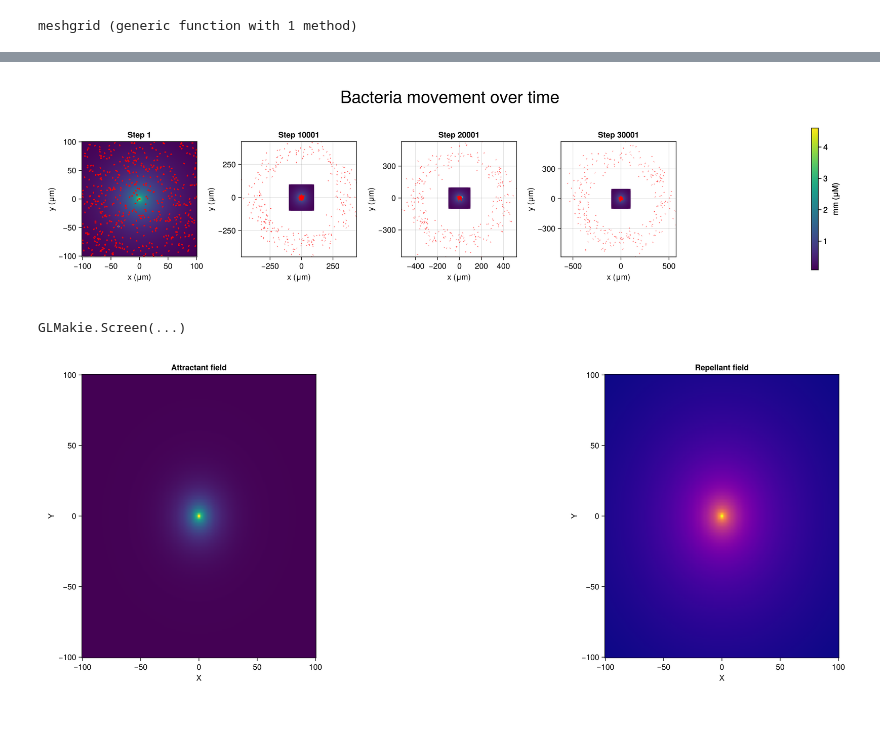
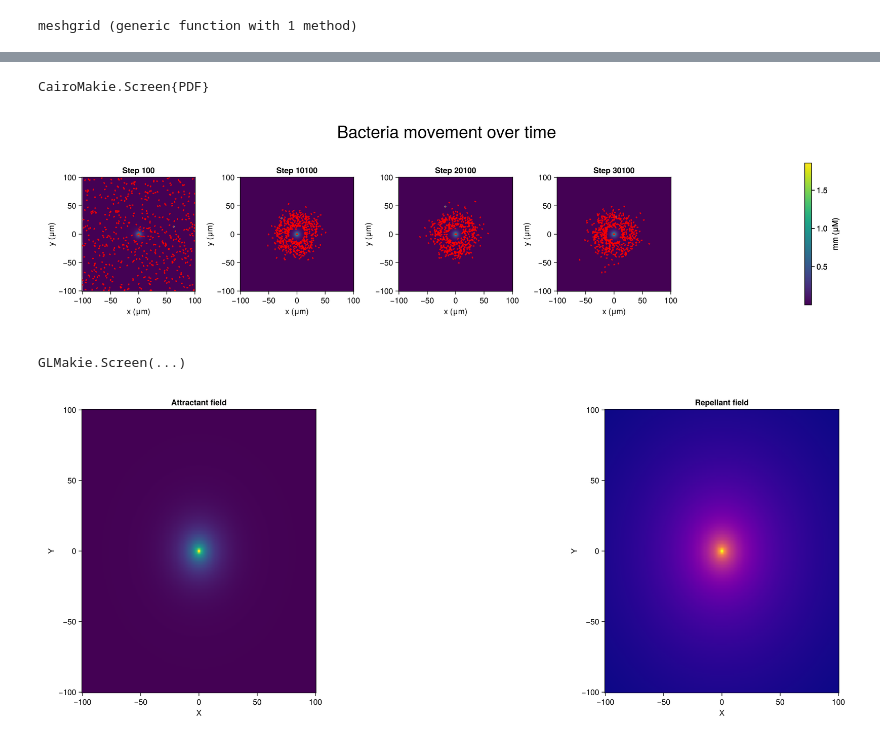
Before and after one commit to jmarib/CellBasedModels.jl, a Jupyter notebook: examples/fixed_source_pos_neg.ipynb, the cells around one changed output, grey strips where cells are left out. Cells and saved outputs as stored; diff of their text form; code cells hidden in the pictures.

```diff
--- a/examples/fixed_source_pos_neg.ipynb
+++ b/examples/fixed_source_pos_neg.ipynb
@@ -288,6 +427,6 @@ com.active .= true
 # %%
-outfile = "fsb_posneg_a2_r05.jld2"
-steps = 40000
+outfile = "fsb_posneg_p05_r3.jld2"
+steps = 25000
 
 loadToPlatform!(com, preallocateAgents=1000)
 # com.mm = zeros(Float64, com.NMedium...)
@@ -308,13 +447,19 @@ jldopen(outfile, "w") do file
     for step in 1:steps
         step!(com)
 
-        stepname = @sprintf("step_%06d", step)
-        g = JLD2.Group(file, stepname)
+        if step%100 == 0
 
-        # Agent-level arrays (length = N)
-        g["x"] = copy(com.x)
-        g["y"] = copy(com.y)
-        g["theta"] = copy(com.theta)
+            stepname = @sprintf("step_%06d", step)
+            g = JLD2.Group(file, stepname)
+
+            # Agent-level arrays (length = N)
+            g["x"] = copy(com.x)
+            g["y"] = copy(com.y)
+            g["theta"] = copy(com.theta)
+            if step%5000 == 0
+                println(step)
+            end
+        end
 
     end
 end
@@ -321,7 +526,11 @@ end
+# %%
+save("Plots/Fixed_source_model/Posneg/p05_r1_1.pdf", fig)
+# %% [output]
+CairoMakie.Screen{PDF}
 # %%
 fig2 = Figure(size=(2100,400))
 
-model_steps = 1:steps
+model_steps = 100:100:steps
 steps_to_plot = unique(model_steps)[1:round(Int, length(unique(model_steps))/4):end]
 
 xs, ys = 0.0, 0.0
@@ -335,14 +544,14 @@ y_grid = range(-100, 100, length=len)
 
 X, Y = meshgrid(x_grid, y_grid)
 
-λ = sqrt(20 / 0.005)
+λ = sqrt(1.25 / 0.08)
 # λ = sqrt(com.DMedium / com.delta)
 
 r = sqrt.((X .- xs).^2 .+ (Y .- ys).^2)
 
 mm_grid = @. 1.0 * besselk(0, r / λ)
 
-jldopen("fsb_posneg_a2_r05.jld2", "r") do file
+jldopen("fsb_posneg_test_2.jld2", "r") do file
     for (j, step) in enumerate(steps_to_plot)
 
         x = Vector{Float64}(undef, 21)
@@ -354,33 +563,33 @@ jldopen("fsb_posneg_a2_r05.jld2", "r") do file
 
         hm = heatmap!(ax, x_grid, y_grid, mm_grid, colormap=:viridis)
         Colorbar(fig2[1, 5], hm, label="mm (μM)")
 
 
         x = g["x"]
         y = g["y"]
         theta = g["theta"]
         l = 3
 
         scatter!(ax, x[1], y[1], color=:cyan, markersize=5, label="Source")
 
         # Compute rod endpoints
         xs1 = x .+ l ./ 2 .* cos.(theta)
         ys1 = y .+ l ./ 2 .* sin.(theta)
         xs2 = x .- l ./ 2 .* cos.(theta)
         ys2 = y .- l ./ 2 .* sin.(theta)
 
         for i in 1:length(x)
             linesegments!([Point2f(x[i], y[i]), Point2f(xs1[i], ys1[i])], color=:red, linewidth=2)
             linesegments!([Point2f(x[i], y[i]), Point2f(xs2[i], ys2[i])], color=:red, linewidth=2)
         end
 
     end
 end
 # sideinfo = Label(fig2[2, 1:5], "Model parameters = DMedium: $(com.DMedium), v: [$(com.v[1])μm/s], tm: [$(com.τm[1])s]", justification = :left, color = :grey)
 supertitle  = Label(fig2[0, :], "Bacteria movement over time", fontsize = 30)
 
 display(fig2)
 # %% [output]
-[figure, old version]
+[figure, new version]
 GLMakie.Screen(...)
 # %%
```
Also changed, not shown: parts of 6 cells of this notebook, 2 other files.
